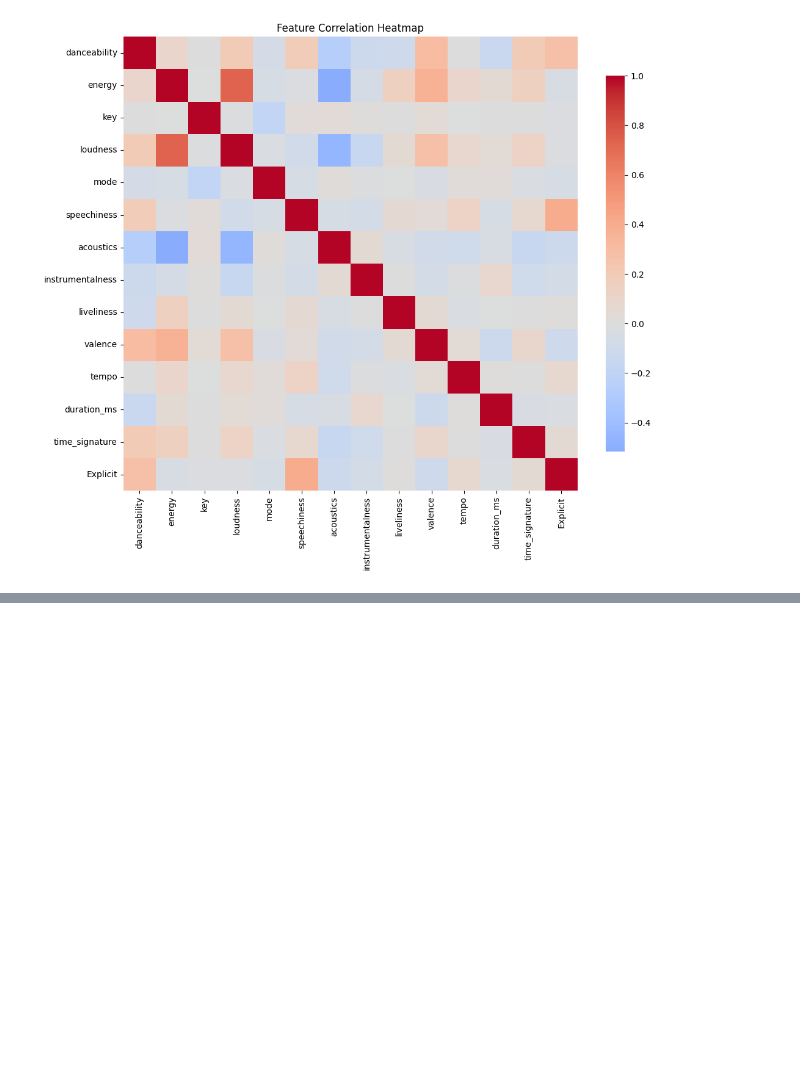
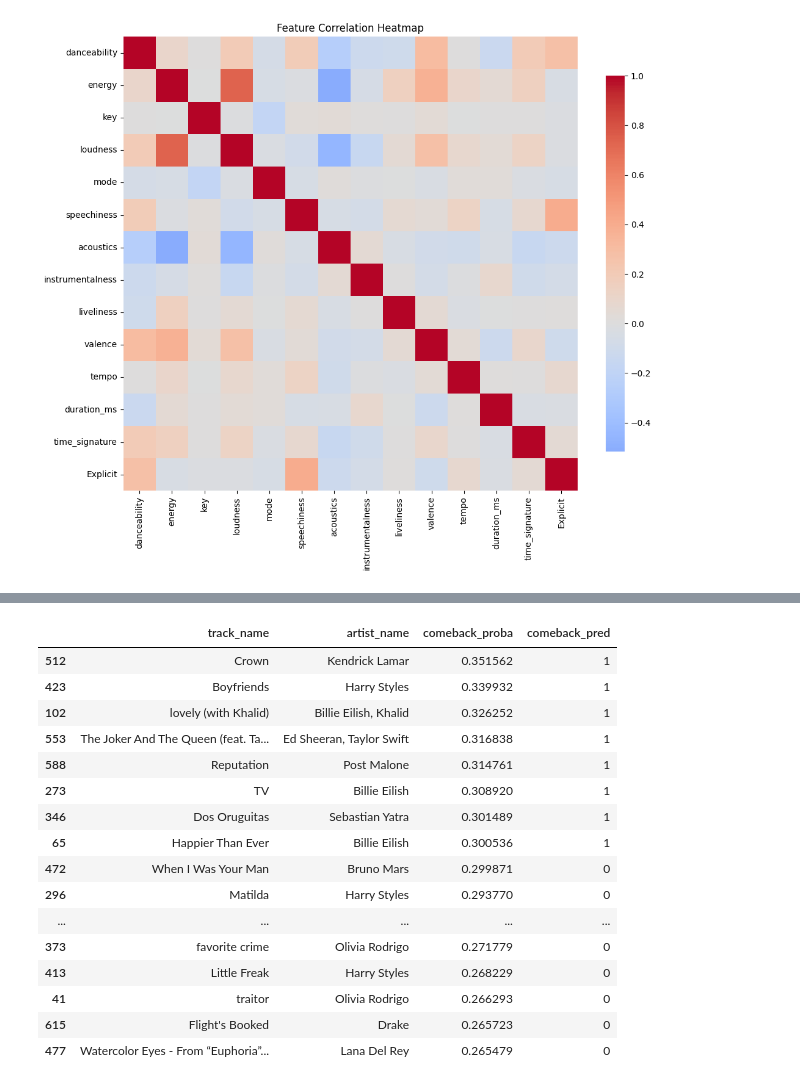
Before and after one commit to philipn337-namphil/khuda_9_ml_roomescape, a Jupyter notebook: 토이프로젝트_1조.ipynb, the cells around one changed output, grey strips where cells are left out. Saved outputs shown, nothing was run; the diff lists cells and outputs as text; code cells hidden in the pictures; blank space fills up the shorter version.

```diff
--- a/토이프로젝트_1조.ipynb
+++ b/토이프로젝트_1조.ipynb
@@ -828,0 +750,79 @@ plt.show()
+# %%
+import pandas as pd
+import numpy as np
+import re
+import os
+
+TOPCHART_2022_CSV = "spotify_top_chart_songs_2022.csv"
+OUT_CSV = "spotify_2022_comeback_prediction.csv"
+THRESHOLD = 0.30
+
+def _normalize_cols(df):
+    df = df.copy()
+    df.columns = [re.sub(r"__+", "_", str(c).strip().replace(" ", "_")) for c in df.columns]
+    return df
+
+def _smart_bool_to_int(s):
+    x = s.astype(str).str.lower().str.strip()
+    out = x.map({"true": 1, "false": 0, "t": 1, "f": 0, "yes": 1, "no": 0})
+    out = out.fillna(pd.to_numeric(s, errors="coerce"))
+    return out.fillna(0).astype(int)
+
+chart22 = pd.read_csv(TOPCHART_2022_CSV)
+chart22 = _normalize_cols(chart22)
+
+leaky_cols = [
+    "peak_rank","peak_position","best_position",
+    "weeks_on_chart","weeks","week",
+    "chart_position","position","rank",
+    "streams","stream","spotify_streams",
+    "last_week","movement","change","delta"
+]
+chart22_pred = chart22.drop(columns=[c for c in leaky_cols if c in chart22.columns], errors="ignore")
+
+id_text_cols = [
+    "track_name","track","song","title","name",
+    "artist_name","artist","artists",
+    "uri","track_uri","spotify_uri","id","track_id",
+    "isrc","album","album_name"
+]
+chart22_pred = chart22_pred.drop(
+    columns=[c for c in id_text_cols if c in chart22_pred.columns],
+    errors="ignore"
+)
+
+if "explicit" in chart22_pred.columns and "Explicit" not in chart22_pred.columns:
+    chart22_pred["Explicit"] = _smart_bool_to_int(chart22_pred["explicit"])
+    chart22_pred = chart22_pred.drop(columns=["explicit"])
+elif "Explicit" in chart22_pred.columns:
+    chart22_pred["Explicit"] = _smart_bool_to_int(chart22_pred["Explicit"])
+
+train_cols = set(X_encoded.columns)
+rename_map = {}
+if "acousticness" in chart22_pred.columns and "acoustics" in train_cols:
+    rename_map["acousticness"] = "acoustics"
+if "liveness" in chart22_pred.columns and "liveliness" in train_cols:
+    rename_map["liveness"] = "liveliness"
+chart22_pred = chart22_pred.rename(columns=rename_map)
+
+cat_cols = chart22_pred.select_dtypes(include=["object"]).columns.tolist()
+X22_enc = pd.get_dummies(chart22_pred, columns=cat_cols, dummy_na=True)
+
+X22_enc = X22_enc.reindex(columns=X_encoded.columns, fill_value=0)
+
+comeback_proba = best_model.predict_proba(X22_enc)[:, 1]
+comeback_pred = (comeback_proba >= THRESHOLD).astype(int)
+
+out = pd.DataFrame({
+    "track_name": chart22["track_name"].astype(str),
+    "artist_name": chart22["artist_names"].astype(str),
+    "comeback_proba": comeback_proba,
+    "comeback_pred": comeback_pred
+})
+
+out.to_csv(OUT_CSV, index=False, encoding="utf-8-sig")
+print(f"[SAVED] {OUT_CSV} | threshold={THRESHOLD}")
+
+print("\n comeback_proba 상위 20개")
+display(out.sort_values("comeback_proba", ascending=False).head(20))
+# %% [output]
@@ -828,0 +832,17 @@ plt.show()
+|  | track_name | artist_name | comeback_proba | comeback_pred |
+| 512 | Crown | Kendrick Lamar | 0.351562 | 1 |
+| 423 | Boyfriends | Harry Styles | 0.339932 | 1 |
+| 102 | lovely (with Khalid) | Billie Eilish, Khalid | 0.326252 | 1 |
+| 553 | The Joker And The Queen (feat. Ta... | Ed Sheeran, Taylor Swift | 0.316838 | 1 |
+| 588 | Reputation | Post Malone | 0.314761 | 1 |
+| 273 | TV | Billie Eilish | 0.308920 | 1 |
+| 346 | Dos Oruguitas | Sebastian Yatra | 0.301489 | 1 |
+| 65 | Happier Than Ever | Billie Eilish | 0.300536 | 1 |
+| 472 | When I Was Your Man | Bruno Mars | 0.299871 | 0 |
+| 296 | Matilda | Harry Styles | 0.293770 | 0 |
+| ... | ... | ... | ... | ... |
+| 373 | favorite crime | Olivia Rodrigo | 0.271779 | 0 |
+| 413 | Little Freak | Harry Styles | 0.268229 | 0 |
+| 41 | traitor | Olivia Rodrigo | 0.266293 | 0 |
+| 615 | Flight's Booked | Drake | 0.265723 | 0 |
+| 477 | Watercolor Eyes - From “Euphoria”... | Lana Del Rey | 0.265479 | 0 |
```
Also changed, not shown: parts of 17 cells of this notebook.
